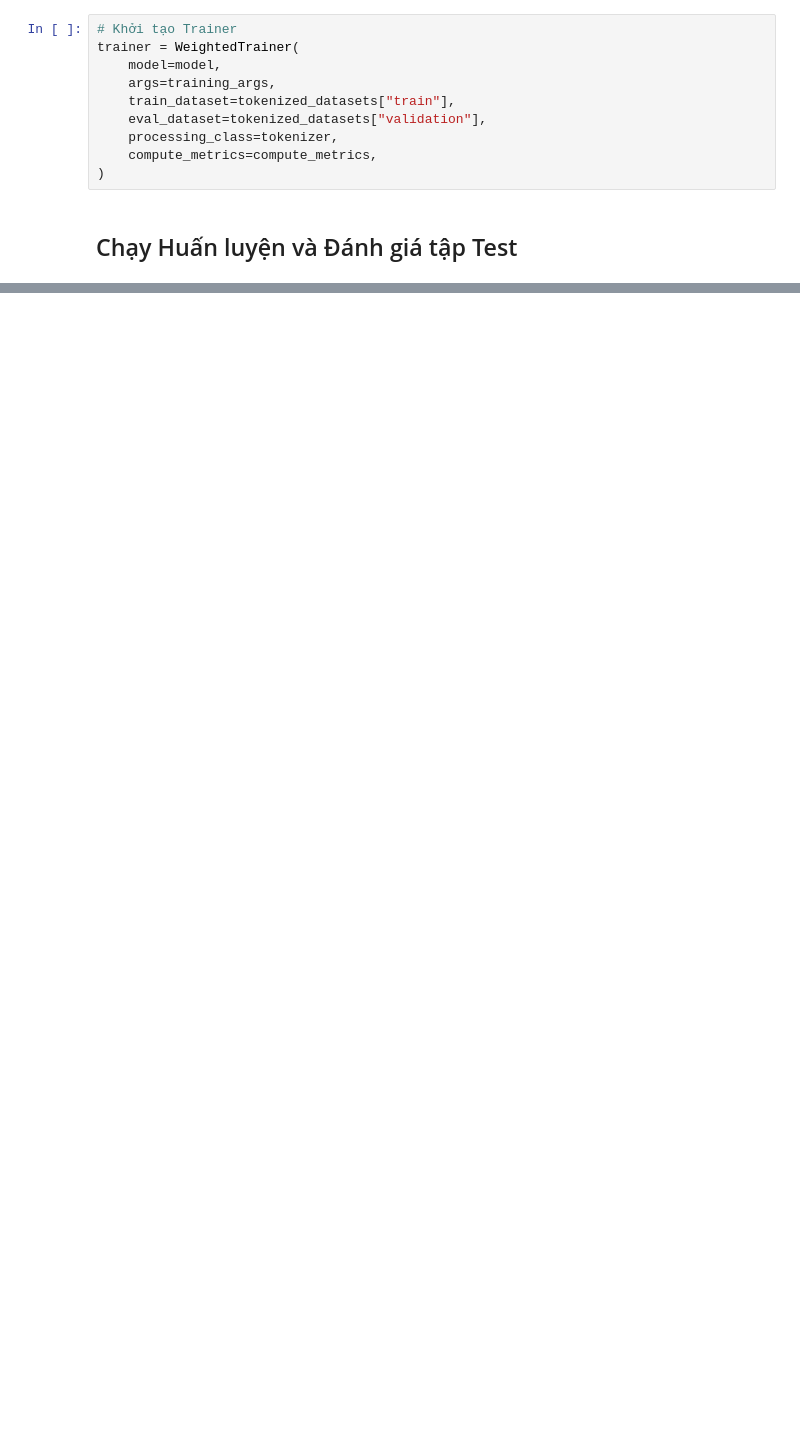
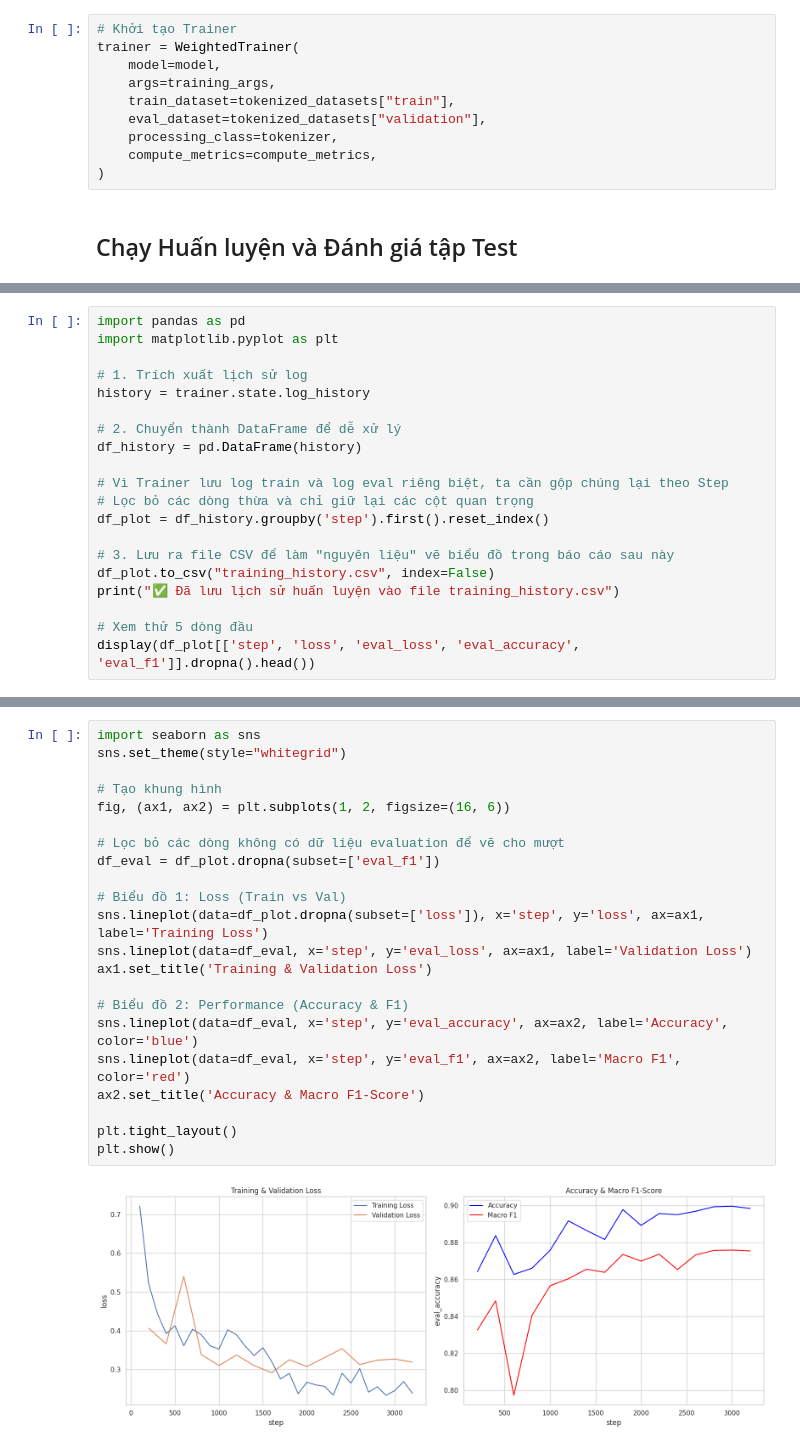
Before and after one commit to chichic21039/ML-Lab1-Restaurant, a Jupyter notebook: model/phoBERT.ipynb, the cells around one changed output, grey strips where cells are left out. Drawn from its saved outputs; the diff is of its cells as text; blank space fills up the shorter version.

```diff
--- a/model/phoBERT.ipynb
+++ b/model/phoBERT.ipynb
@@ -187,0 +188,20 @@ The highest F1-score gained: 0.878618737656863
+# %%
+import pandas as pd
+import matplotlib.pyplot as plt
+
+# 1. Trích xuất lịch sử log
+history = trainer.state.log_history
+
+# 2. Chuyển thành DataFrame để dễ xử lý
+df_history = pd.DataFrame(history)
+
+# Vì Trainer lưu log train và log eval riêng biệt, ta cần gộp chúng lại theo Step
+# Lọc bỏ các dòng thừa và chỉ giữ lại các cột quan trọng
+df_plot = df_history.groupby('step').first().reset_index()
+
+# 3. Lưu ra file CSV để làm "nguyên liệu" vẽ biểu đồ trong báo cáo sau này
+df_plot.to_csv("training_history.csv", index=False)
+print("✅ Đã lưu lịch sử huấn luyện vào file training_history.csv")
+
+# Xem thử 5 dòng đầu
+display(df_plot[['step', 'loss', 'eval_loss', 'eval_accuracy', 'eval_f1']].dropna().head())
@@ -188,3 +216,27 @@ The highest F1-score gained: 0.878618737656863
+# %%
+import seaborn as sns
+sns.set_theme(style="whitegrid")
+
+# Tạo khung hình
+fig, (ax1, ax2) = plt.subplots(1, 2, figsize=(16, 6))
+
+# Lọc bỏ các dòng không có dữ liệu evaluation để vẽ cho mượt
+df_eval = df_plot.dropna(subset=['eval_f1'])
+
+# Biểu đồ 1: Loss (Train vs Val)
+sns.lineplot(data=df_plot.dropna(subset=['loss']), x='step', y='loss', ax=ax1, label='Training Loss')
+sns.lineplot(data=df_eval, x='step', y='eval_loss', ax=ax1, label='Validation Loss')
+ax1.set_title('Training & Validation Loss')
+
+# Biểu đồ 2: Performance (Accuracy & F1)
+sns.lineplot(data=df_eval, x='step', y='eval_accuracy', ax=ax2, label='Accuracy', color='blue')
+sns.lineplot(data=df_eval, x='step', y='eval_f1', ax=ax2, label='Macro F1', color='red')
+ax2.set_title('Accuracy & Macro F1-Score')
+
+plt.tight_layout()
+plt.show()
+# %% [output]
+[figure, added]
 # %%
 # 2. Đánh giá chi tiết trên tập Test (Dành cho báo cáo đồ án)
 print("\n--- EVALUATION ON THE TEST SET ---")
```
Also changed, not shown: parts of 8 cells of this notebook, 3 other files.
